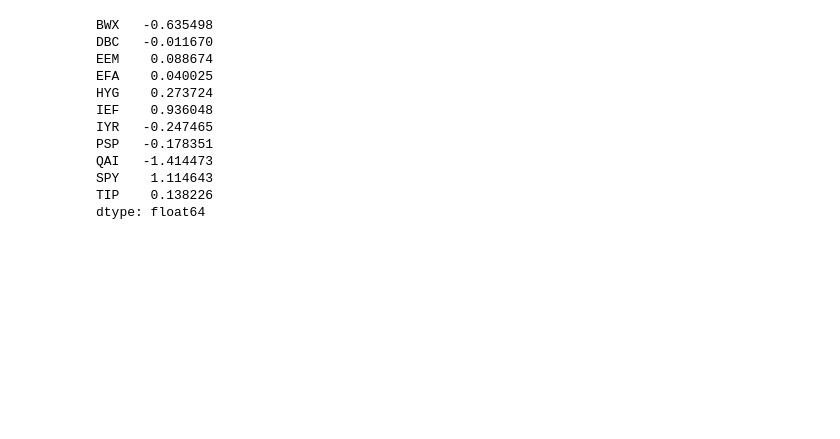
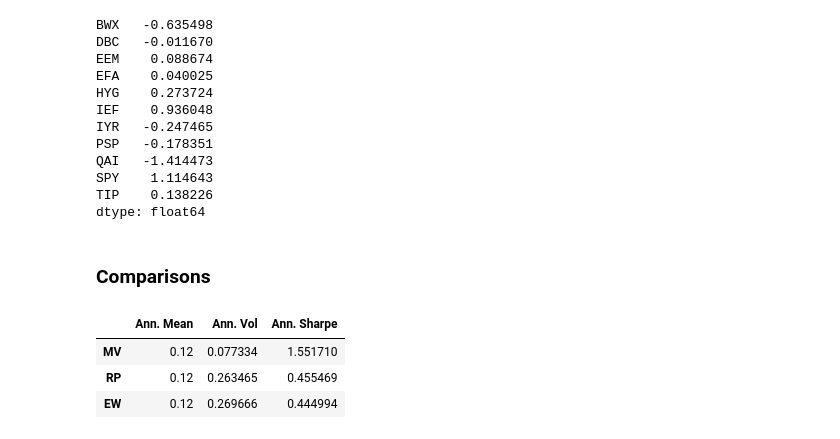
Before and after one commit to mmiah00/FINM-36700-HW-1, a Jupyter notebook: HW1.ipynb, the cells around one changed output. Drawn from its saved outputs; the diff is of its cells as text; code cells hidden in the pictures; blank space fills up the shorter version.

```diff
--- a/HW1.ipynb
+++ b/HW1.ipynb
@@ -322,3 +322,5 @@ QAI   -1.414473
 SPY    1.114643
 TIP    0.138226
 dtype: float64
+# %% [markdown]
+### Comparisons
@@ -324,0 +331,20 @@ dtype: float64
+# %%
+retn_series = {name: X.dot(w) for name, w in port.items()}
+retn_df = pd.DataFrame(retn_series)
+# %%
+ann_mean = retn_df.mean() * 12.0
+ann_vol  = retn_df.std(ddof=1) * np.sqrt(12.0)
+ann_sharpe = (retn_df.mean() / retn_df.std(ddof=1)) * np.sqrt(12.0)
+# %%
+results_df = pd.DataFrame({
+    "Ann. Mean":   ann_mean,
+    "Ann. Vol":    ann_vol,
+    "Ann. Sharpe": ann_sharpe
+}).sort_values("Ann. Sharpe", ascending=False)
+# %%
+display(results_df)
+# %% [output]
+|  | Ann. Mean | Ann. Vol | Ann. Sharpe |
+| MV | 0.12 | 0.077334 | 1.551710 |
+| RP | 0.12 | 0.263465 | 0.455469 |
+| EW | 0.12 | 0.269666 | 0.444994 |
```
Also changed, not shown: parts of 4 cells of this notebook.
